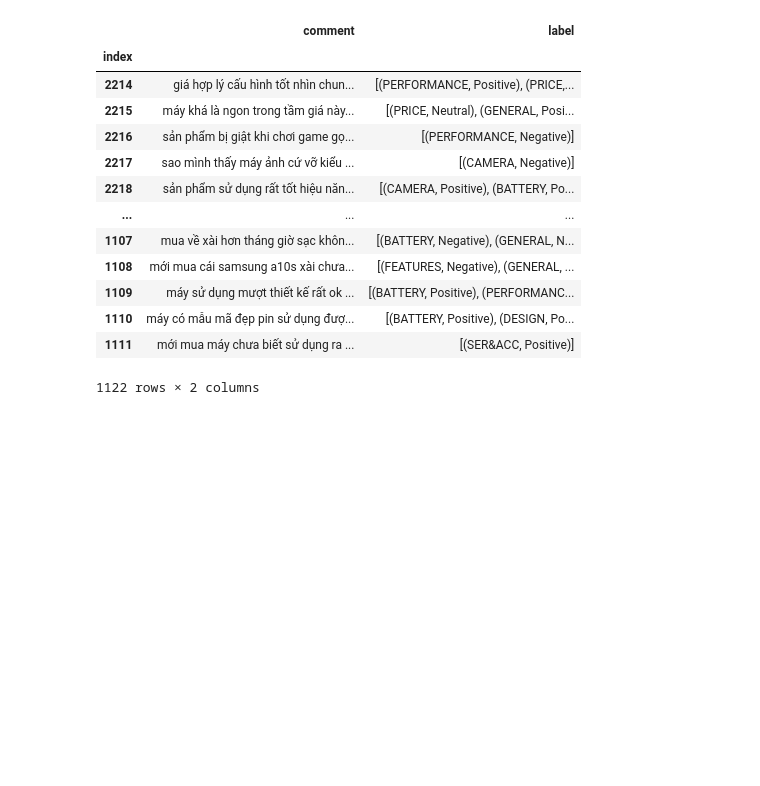
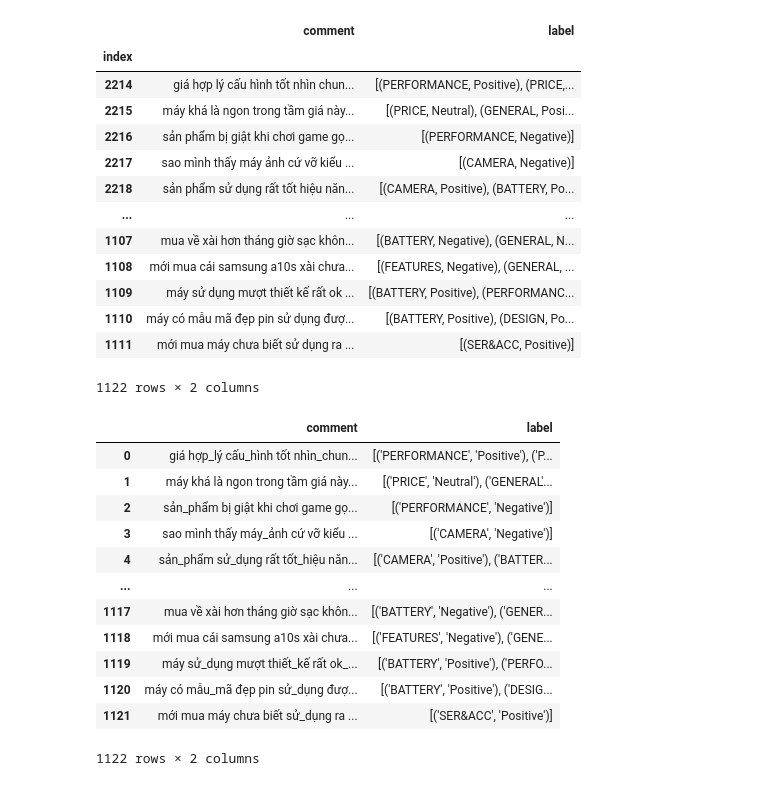
Before and after one commit to leanhtu-AI/Sentiment-Analysis, a Jupyter notebook: CrawlData/mobileData/mobile_preprocess.ipynb, the cells around one changed output. Saved outputs shown, nothing was run; the diff lists cells and outputs as text; code cells hidden in the pictures; blank space fills up the shorter version.

```diff
--- a/CrawlData/mobileData/mobile_preprocess.ipynb
+++ b/CrawlData/mobileData/mobile_preprocess.ipynb
@@ -42,3 +7,0 @@ df_train.head()
-# %%
-df_test = df_test.drop(columns=col_drop, axis =1)
-df_test.head()
@@ -304,6 +245,22 @@ df_test
 | 1110 | máy có mẫu mã đẹp pin sử dụng đượ... | [(BATTERY, Positive), (DESIGN, Po... |
 | 1111 | mới mua máy chưa biết sử dụng ra ... | [(SER&ACC, Positive)] |
 1122 rows × 2 columns
+# %%
+df_test
+# %% [output]
+|  | comment | label |
+| 0 | giá hợp_lý cấu_hình tốt nhìn_chun... | [('PERFORMANCE', 'Positive'), ('P... |
+| 1 | máy khá là ngon trong tầm giá này... | [('PRICE', 'Neutral'), ('GENERAL'... |
+| 2 | sản_phẩm bị giật khi chơi game gọ... | [('PERFORMANCE', 'Negative')] |
+| 3 | sao mình thấy máy_ảnh cứ vỡ kiểu ... | [('CAMERA', 'Negative')] |
+| 4 | sản_phẩm sử_dụng rất tốt_hiệu năn... | [('CAMERA', 'Positive'), ('BATTER... |
+| ... | ... | ... |
+| 1117 | mua về xài hơn tháng giờ sạc khôn... | [('BATTERY', 'Negative'), ('GENER... |
+| 1118 | mới mua cái samsung a10s xài chưa... | [('FEATURES', 'Negative'), ('GENE... |
+| 1119 | máy sử_dụng mượt thiết_kế rất ok_... | [('BATTERY', 'Positive'), ('PERFO... |
+| 1120 | máy có mẫu_mã đẹp pin sử_dụng đượ... | [('BATTERY', 'Positive'), ('DESIG... |
+| 1121 | mới mua máy chưa biết sử_dụng ra ... | [('SER&ACC', 'Positive')] |
+1122 rows × 2 columns
 # %%
 df_train.to_csv("mobileData_train.csv", index = False)
 # %%
```
Also changed, not shown: parts of 15 cells of this notebook, 4 other files.
